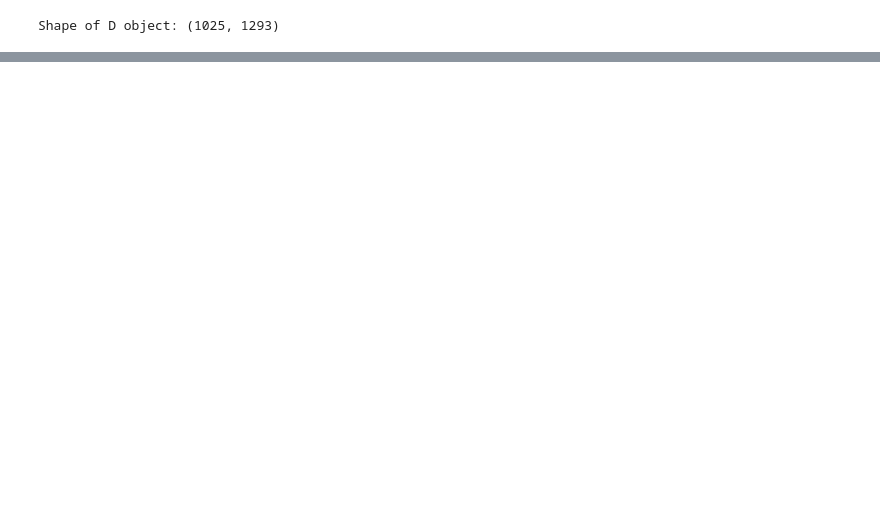
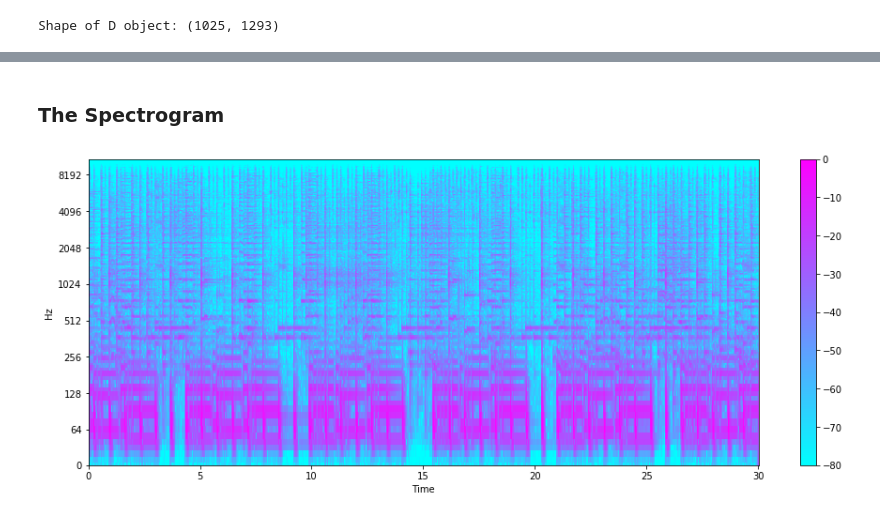
Before and after one commit to ezgisubasii/MusicGenreClassification, a Jupyter notebook: Music_Genre_Classification_Visualization.ipynb, the cells around one changed output, grey strips where cells are left out. Drawn from its saved outputs; the diff is of its cells as text; code cells hidden in the pictures; blank space fills up the shorter version.

```diff
--- a/Music_Genre_Classification_Visualization.ipynb
+++ b/Music_Genre_Classification_Visualization.ipynb
@@ -84,0 +79,13 @@ Shape of D object: (1025, 1293)
+# %% [markdown]
+### The Spectrogram
+# %%
+# Convert an amplitude spectrogram to Decibels-scaled spectrogram.
+DB = librosa.amplitude_to_db(D, ref = np.max)
+
+# Creating the Spectogram
+plt.figure(figsize = (16, 6))
+librosa.display.specshow(DB, sr = sr, hop_length = hop_length, x_axis = 'time', y_axis = 'log',
+                        cmap = 'cool')
+plt.colorbar();
+# %% [output]
+[figure, added]
```
Also changed, not shown: parts of 13 cells of this notebook.
